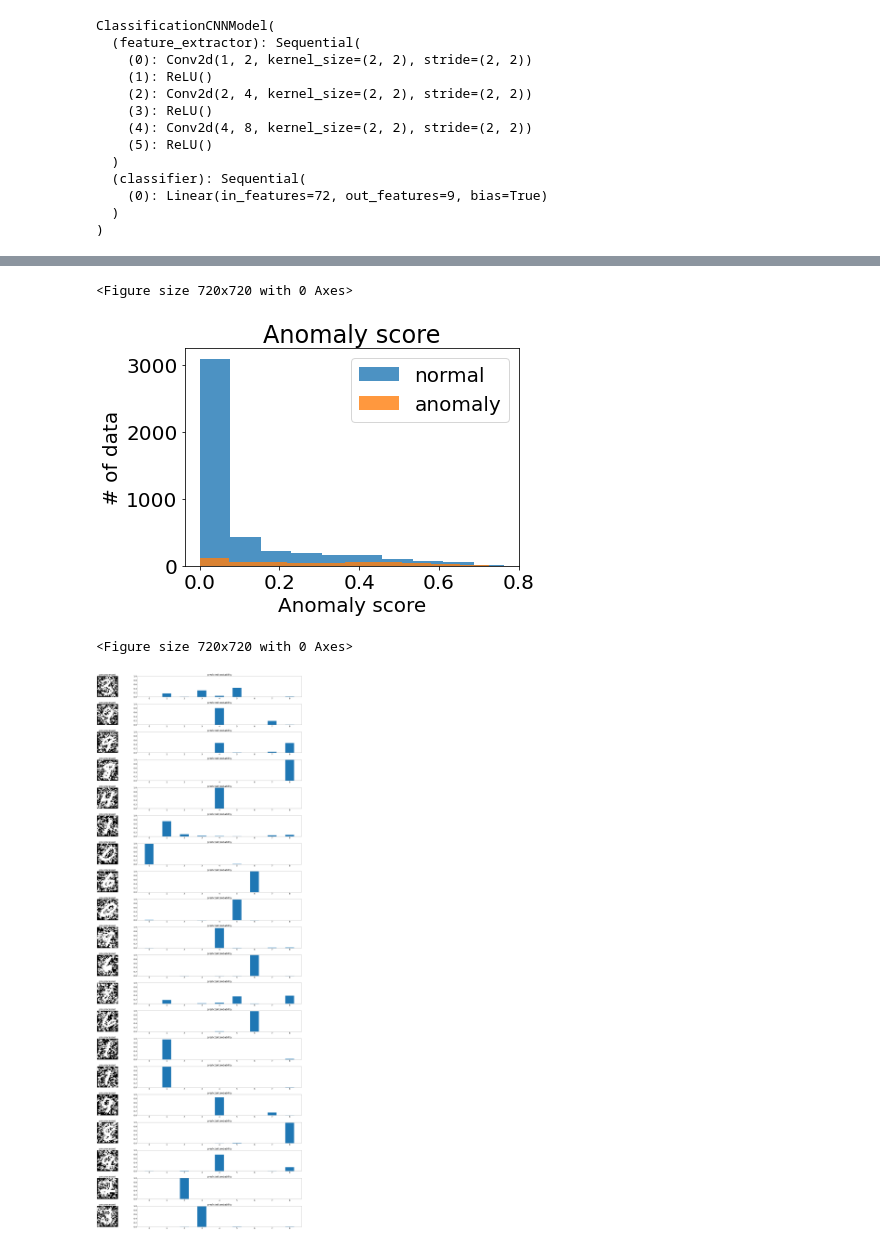
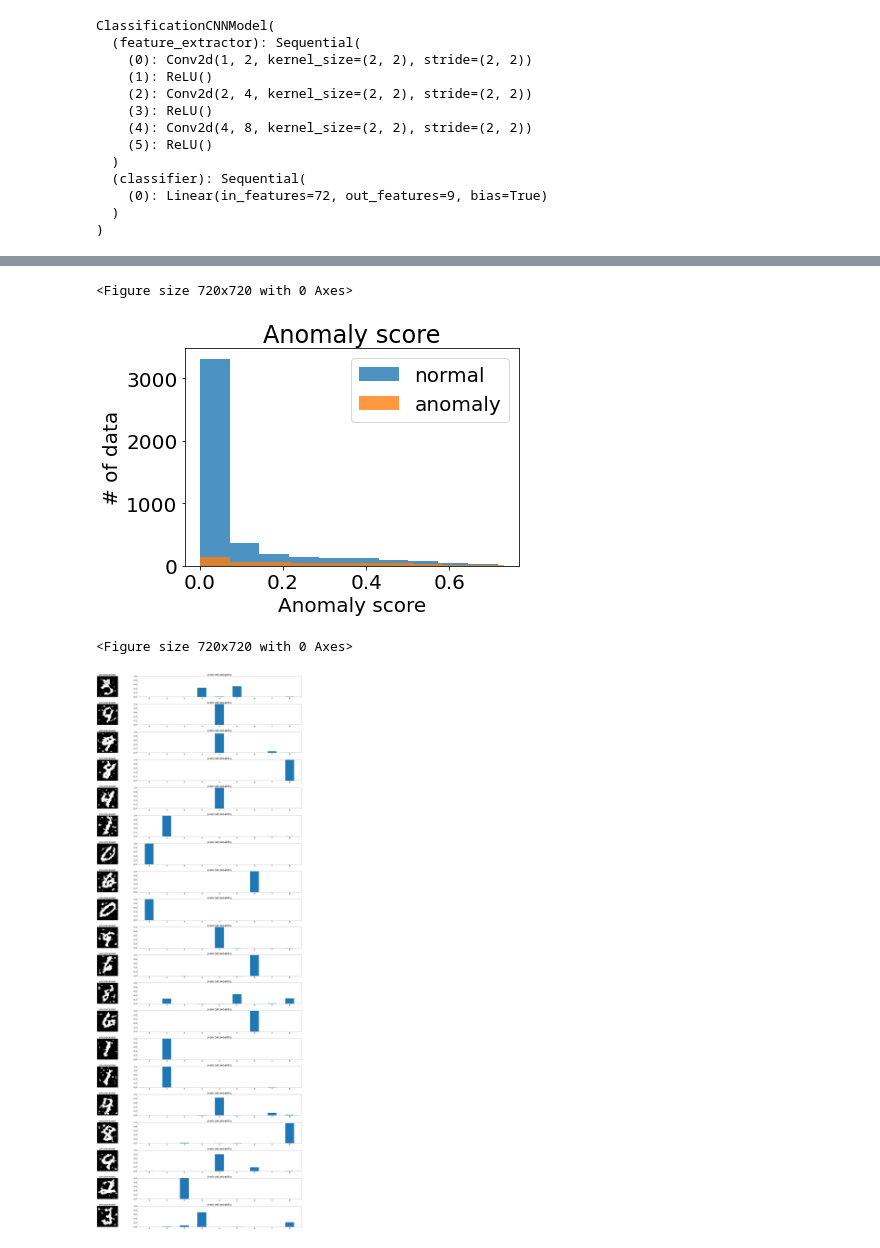
Before and after one commit to jhChoi1997/EE488_AI_Convergence_Capstone_Design_Anomaly_Detection_2022spring, a Jupyter notebook: Experiment2/Corrupted_MNIST_FrontEnd.ipynb, the cells around one changed output, grey strips where cells are left out. Saved outputs shown, nothing was run; the diff lists cells and outputs as text; code cells hidden in the pictures.

```diff
--- a/Experiment2/Corrupted_MNIST_FrontEnd.ipynb
+++ b/Experiment2/Corrupted_MNIST_FrontEnd.ipynb
@@ -83,7 +83,7 @@ class ClassificationCNNModel(nn.Module):
     def __init__(self):
         super(ClassificationCNNModel, self).__init__()
         self.sm_weight = torch.tensor([[1/64,1/64,1/64,1/64,1/64],[1/64,1/32,1/32,1/32,1/64],[1/64,1/32,1/2,1/32,1/64],[1/64,1/25,1/25,1/25,1/64],[1/64,1/64,1/64,1/64,1/64]]).view(1,1,5,5).to(device)
-
+        self.sm_weight2 = torch.tensor([[1/9,1/9,1/9],[1/9,1/9,1/9],[1/9,1/9,1/9]]).view(1,1,3,3).to(device)
 
         self.feature_extractor = nn.Sequential(
             nn.Conv2d(1,2,kernel_size = (2,2), stride = (2,2)),
@@ -100,6 +100,8 @@ class ClassificationCNNModel(nn.Module):
     def forward(self, x):
         mask = F.conv2d(x, self.sm_weight, padding=2)
         out = x*(mask>0.7).float()
+        mask = F.conv2d(out, self.sm_weight2, padding=1)
+        out = out*(mask>0.7).float()
         out = self.feature_extractor(x)
         out = out.reshape(out.shape[0],-1)
         out = self.classifier(out)
@@ -301,36 +303,39 @@ plt.legend(['normal','anomaly'])
 plt.figure(figsize=(10,10))
 # %% [output]
 <Figure size 720x720 with 0 Axes>
-[figure, old version]
+[figure, new version]
 <Figure size 720x720 with 0 Axes>
 # %%
 n = 20
 plt.figure(figsize=(40, 80))
 
 for i in range(n):
     input_image = test_dataset[i][0].to(device)
     pred_prob = torch.softmax(best_model(input_image.unsqueeze(0)),dim=1).cpu().detach().squeeze().numpy()
 
     filter = torch.tensor([[1/64,1/64,1/64,1/64,1/64],[1/64,1/32,1/32,1/32,1/64],[1/64,1/32,1/2,1/32,1/64],[1/64,1/25,1/25,1/25,1/64],[1/64,1/64,1/64,1/64,1/64]]).view(1,1,5,5).to(device)
+    filter2 = torch.tensor([[1/9,1/9,1/9],[1/9,1/9,1/9],[1/9,1/9,1/9]]).view(1,1,3,3).to(device)
     mask = F.conv2d(input_image.view(1,1,28,28), filter, padding=2)
+    input_image = input_image*(mask>0.7).float()
+    mask = F.conv2d(input_image.view(1,1,28,28), filter2, padding=1)
     input_image = input_image*(mask>0.7).float()
     input_image = input_image.squeeze().squeeze()
 
     ax = plt.subplot(n, 2, 2*i+1)
     plt.imshow(input_image.cpu())
     plt.title('pre processed')
     plt.gray()
     ax.get_xaxis().set_visible(False)
     ax.get_yaxis().set_visible(False)
 
     ax2 = plt.subplot(n, 2, 2*i+2)
     ax2.set_ylim([0,1])
     classify_as = np.array(list(range(ANOMALY_NUM)) + list(range(ANOMALY_NUM+1,9)))
     plt.bar(classify_as, pred_prob, width = 0.5, tick_label = [str(i) for i in classify_as])
     #plt.imshow(output_image[0].squeeze().detach().cpu())
     plt.title('predicted probability')
     plt.tight_layout()
 
 plt.show()
 # %% [output]
-[figure, old version]
+[figure, new version]
```
Also changed, not shown: parts of 3 cells of this notebook.
